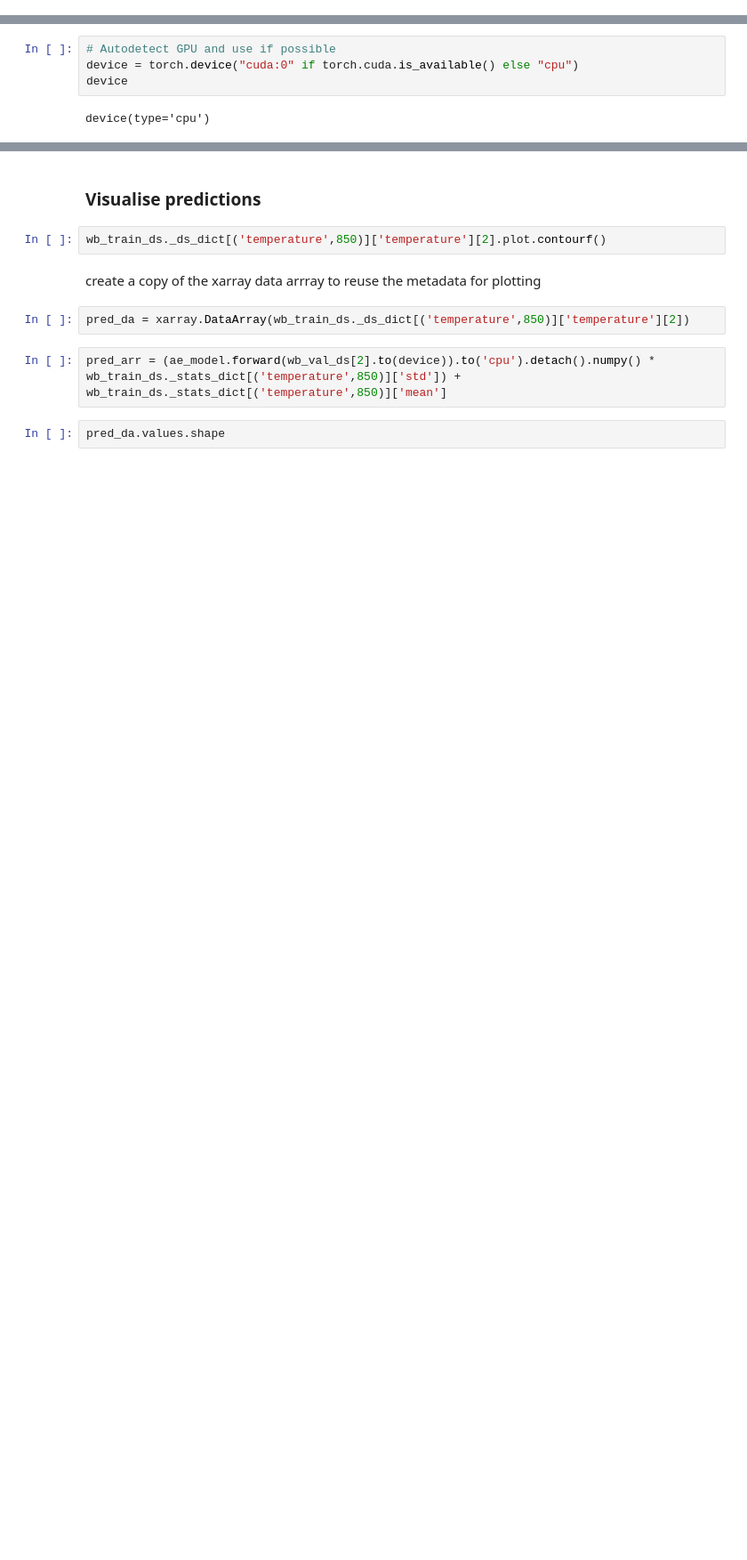
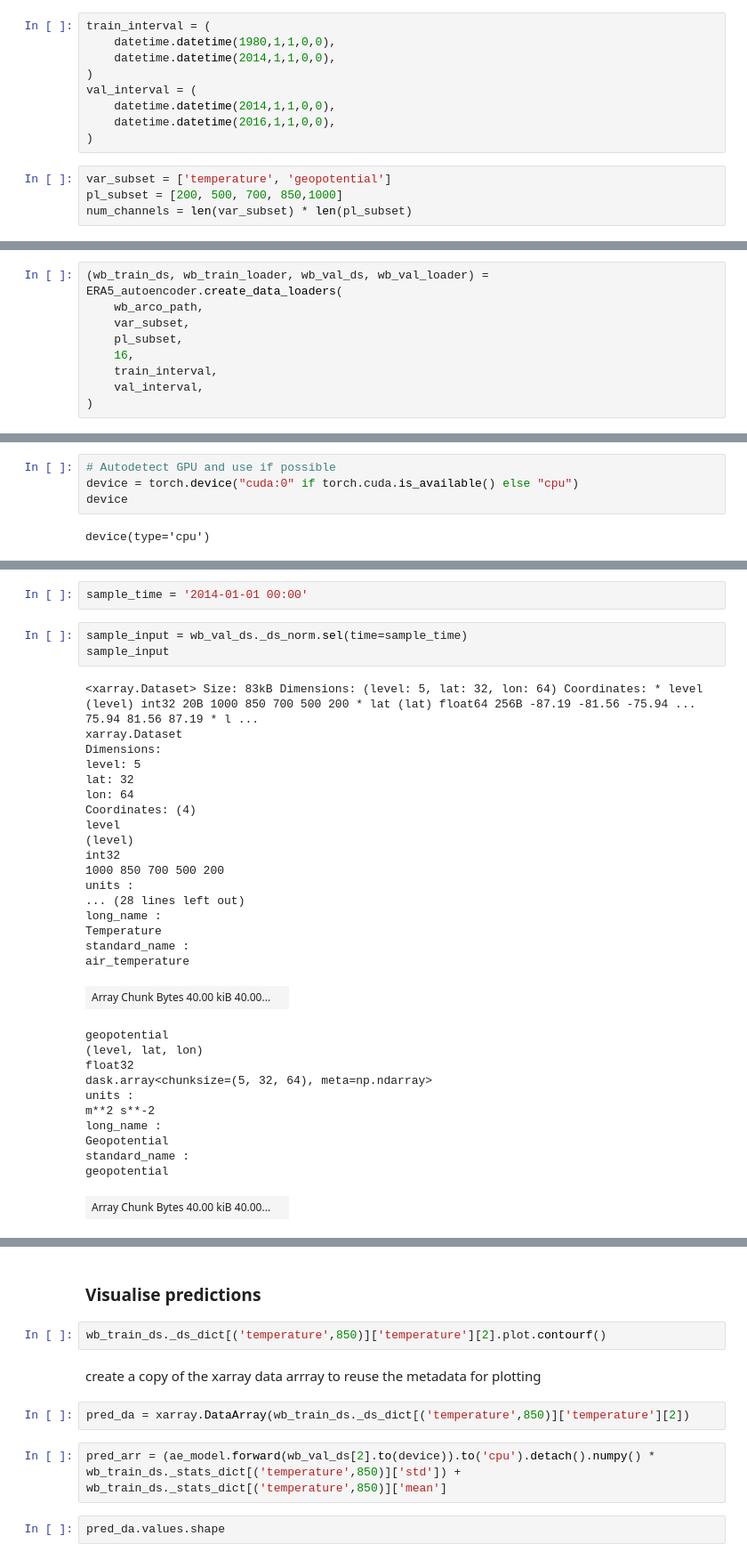
Before and after one commit to MetOffice/ai4c_hackathon, a Jupyter notebook: notebooks/ERA5_ae_evaluation.ipynb, the cells around one changed output, grey strips where cells are left out. Shown at 89% size. Drawn from its saved outputs; the diff is of its cells as text; blank space fills up the shorter version.

Commit message:
updates to autoencoder tutorial for IP tutorial.

```diff
--- a/notebooks/ERA5_ae_evaluation.ipynb
+++ b/notebooks/ERA5_ae_evaluation.ipynb
@@ -185,0 +217,13 @@ wb_val_ds = WeatherbenchDataset(wb_arco_path,
+# %%
+train_interval = (
+    datetime.datetime(1980,1,1,0,0),
+    datetime.datetime(2014,1,1,0,0),
+)
+val_interval = (
+    datetime.datetime(2014,1,1,0,0),
+    datetime.datetime(2016,1,1,0,0),
+)
+# %%
+var_subset = ['temperature', 'geopotential']
+pl_subset = [200, 500, 700, 850,1000]
+num_channels = len(var_subset) * len(pl_subset)
@@ -185,0 +232,9 @@ wb_val_ds = WeatherbenchDataset(wb_arco_path,
+# %%
+(wb_train_ds, wb_train_loader, wb_val_ds, wb_val_loader) = ERA5_autoencoder.create_data_loaders(
+    wb_arco_path,
+    var_subset,
+    pl_subset,
+    16,
+    train_interval,
+    val_interval,
+)
@@ -335,0 +327,35 @@ torch.save(ae_model, 'era5_ae_model.pth')
+# %%
+sample_time = '2014-01-01 00:00'
+# %%
+sample_input = wb_val_ds._ds_norm.sel(time=sample_time)
+sample_input
+# %% [output]
+<xarray.Dataset> Size: 83kB Dimensions: (level: 5, lat: 32, lon: 64) Coordinates: * level (level) int32 20B 1000 850 700 500 200 * lat (lat) float64 256B -87.19 -81.56 -75.94 ... 75.94 81.56 87.19 * l ...
+xarray.Dataset
+Dimensions:
+level: 5
+lat: 32
+lon: 64
+Coordinates: (4)
+level
+(level)
+int32
+1000 850 700 500 200
+units :
+... (28 lines left out)
+long_name :
+Temperature
+standard_name :
+air_temperature
+| Array Chunk Bytes 40.00 kiB 40.00... |  |
+geopotential
+(level, lat, lon)
+float32
+dask.array<chunksize=(5, 32, 64), meta=np.ndarray>
+units :
+m**2 s**-2
+long_name :
+Geopotential
+standard_name :
+geopotential
+| Array Chunk Bytes 40.00 kiB 40.00... |  |
```
Also changed, not shown: parts of 53 cells of this notebook, 6 other files.
